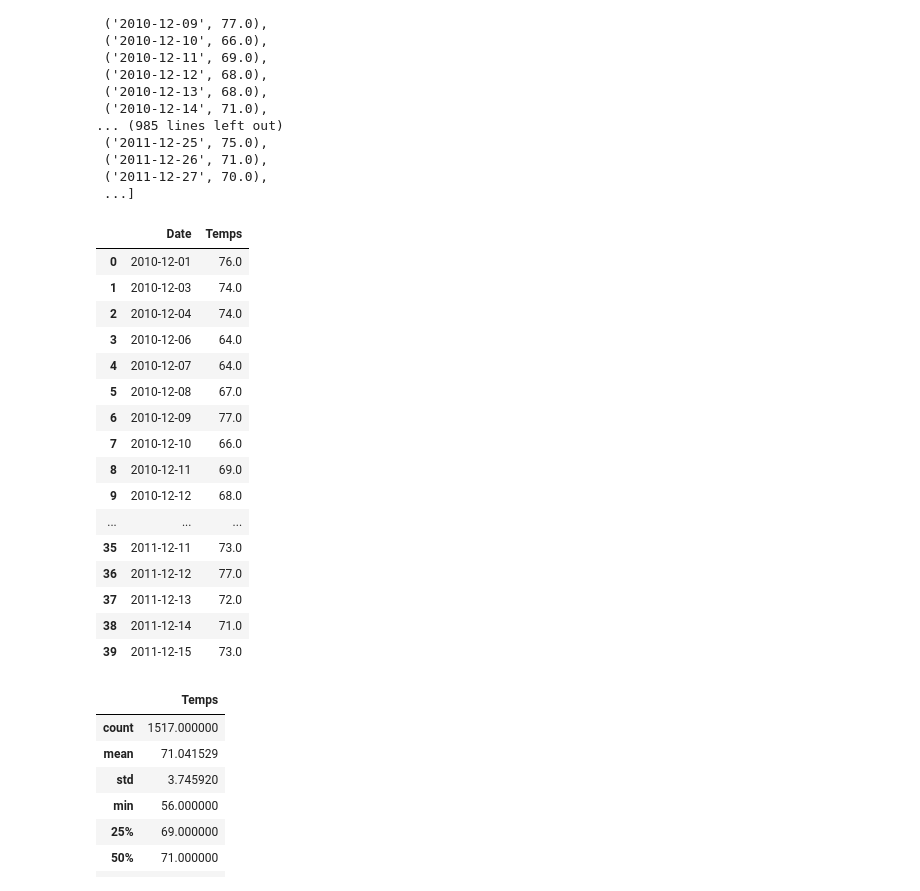
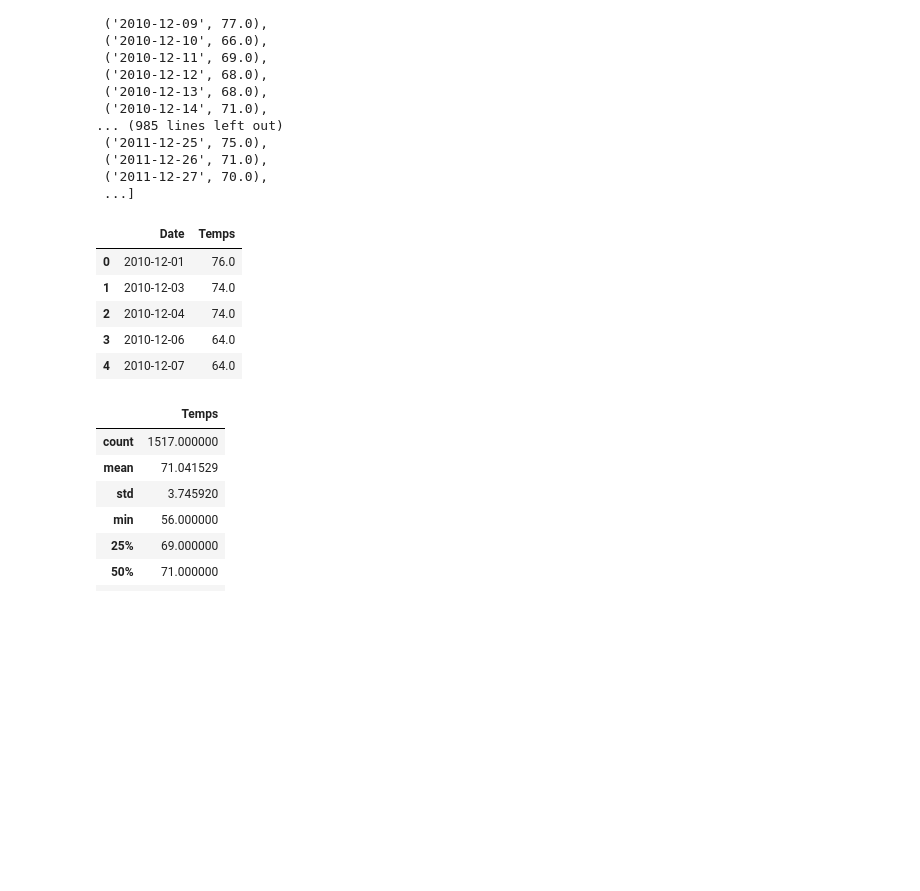
Before and after one commit to airplane3333/surfs_up, a Jupyter notebook: SurfsUp_Challenge.ipynb, the cells around one changed output. Saved outputs shown, nothing was run; the diff lists cells and outputs as text; code cells hidden in the pictures; blank space fills up the shorter version.

```diff
--- a/SurfsUp_Challenge.ipynb
+++ b/SurfsUp_Challenge.ipynb
@@ -129,25 +129,14 @@ dec_temps
 # %%
 # 8. Create a DataFrame from the list of temperatures for the month of December.
 dec_df = pd.DataFrame(dec_temps, columns=["Date" , "Temps"])
-dec_df.head(40)
+dec_df.head()
 # %% [output]
 |  | Date | Temps |
 | 0 | 2010-12-01 | 76.0 |
 | 1 | 2010-12-03 | 74.0 |
 | 2 | 2010-12-04 | 74.0 |
 | 3 | 2010-12-06 | 64.0 |
 | 4 | 2010-12-07 | 64.0 |
-| 5 | 2010-12-08 | 67.0 |
-| 6 | 2010-12-09 | 77.0 |
-| 7 | 2010-12-10 | 66.0 |
-| 8 | 2010-12-11 | 69.0 |
-| 9 | 2010-12-12 | 68.0 |
-| ... | ... | ... |
-| 35 | 2011-12-11 | 73.0 |
-| 36 | 2011-12-12 | 77.0 |
-| 37 | 2011-12-13 | 72.0 |
-| 38 | 2011-12-14 | 71.0 |
-| 39 | 2011-12-15 | 73.0 |
 # %%
 # 9. Calculate and print out the summary statistics for the Decemeber temperature DataFrame.
 dec_df.describe()
```
Also changed, not shown: parts of 1 cell of this notebook, 2 other files.
